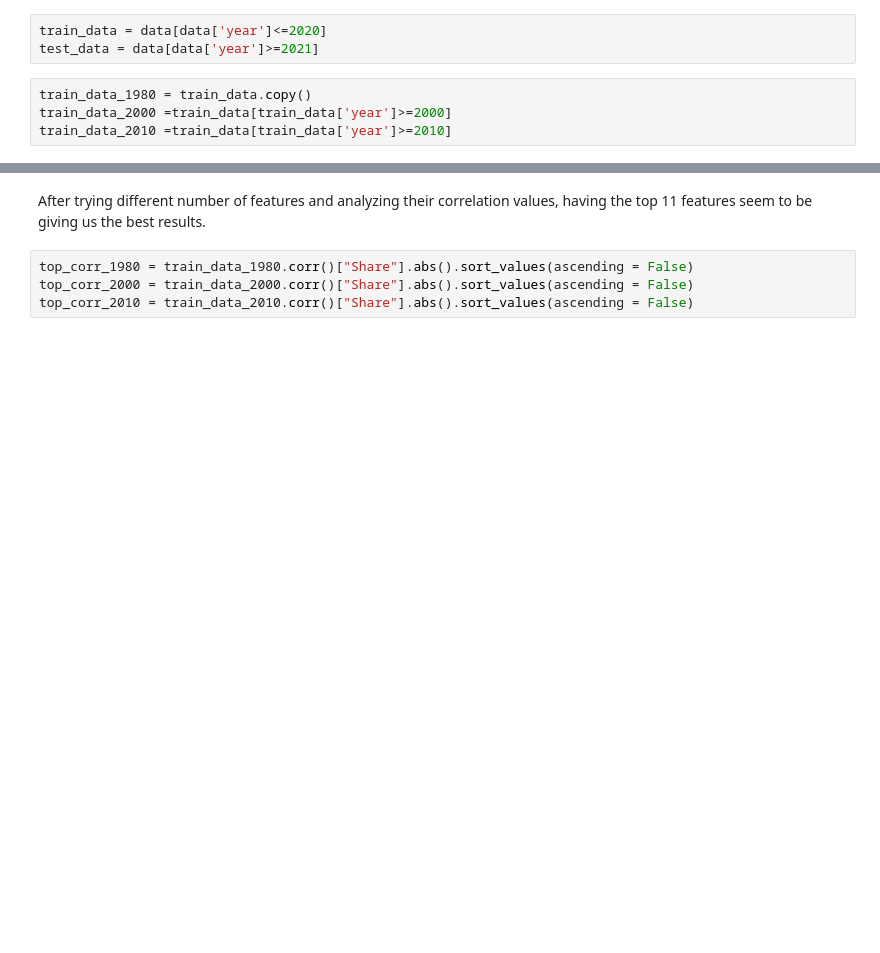
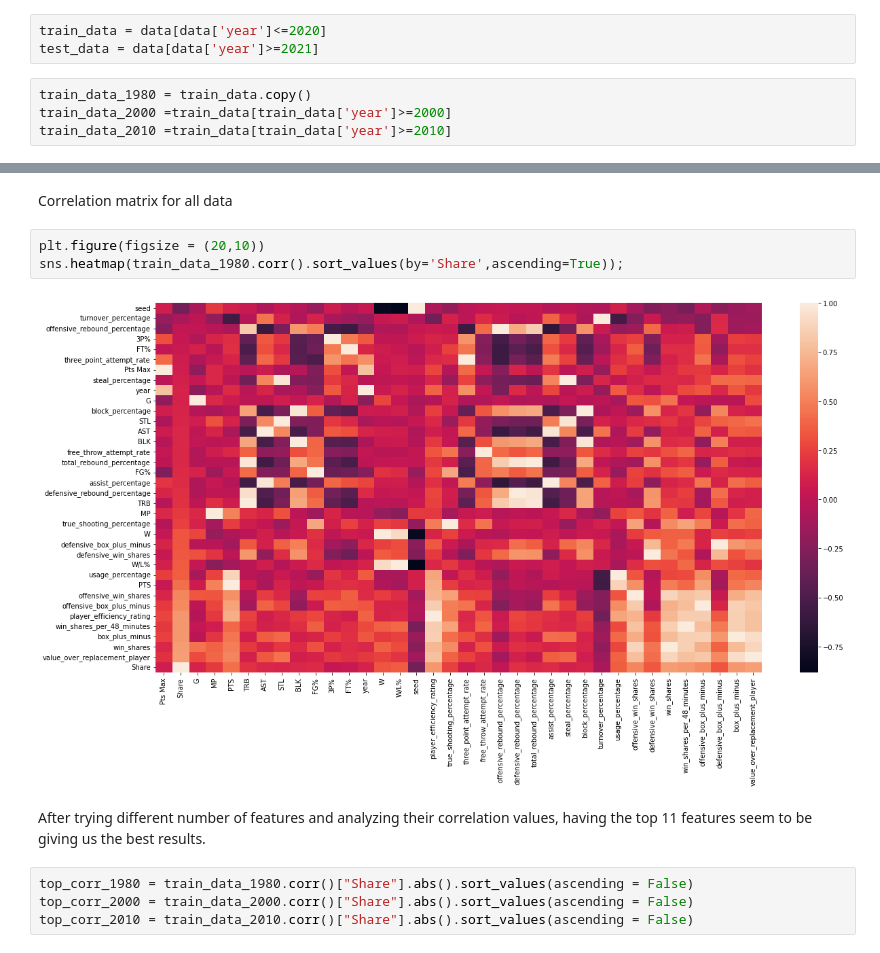
Before and after one commit to Mathuran-Mang/NBA-MVP-Prediction-Model, a Jupyter notebook: NBA_predictions_Por.ipynb, the cells around one changed output, grey strips where cells are left out. Cells and saved outputs as stored; diff of their text form; blank space fills up the shorter version.

```diff
--- a/NBA_predictions_Por.ipynb
+++ b/NBA_predictions_Por.ipynb
@@ -49,3 +112,10 @@ train_data_2010 =train_data[train_data['year']>=2010]
+# %% [markdown]
+Correlation matrix for all data
+# %%
+plt.figure(figsize = (20,10))
+sns.heatmap(train_data_1980.corr().sort_values(by='Share',ascending=True));
+# %% [output]
+[figure, added]
 # %% [markdown]
 After trying different number of features and analyzing their correlation values, having the top 11 features seem to be giving us the best results.
 # %%
```
Also changed, not shown: parts of 45 cells of this notebook.
